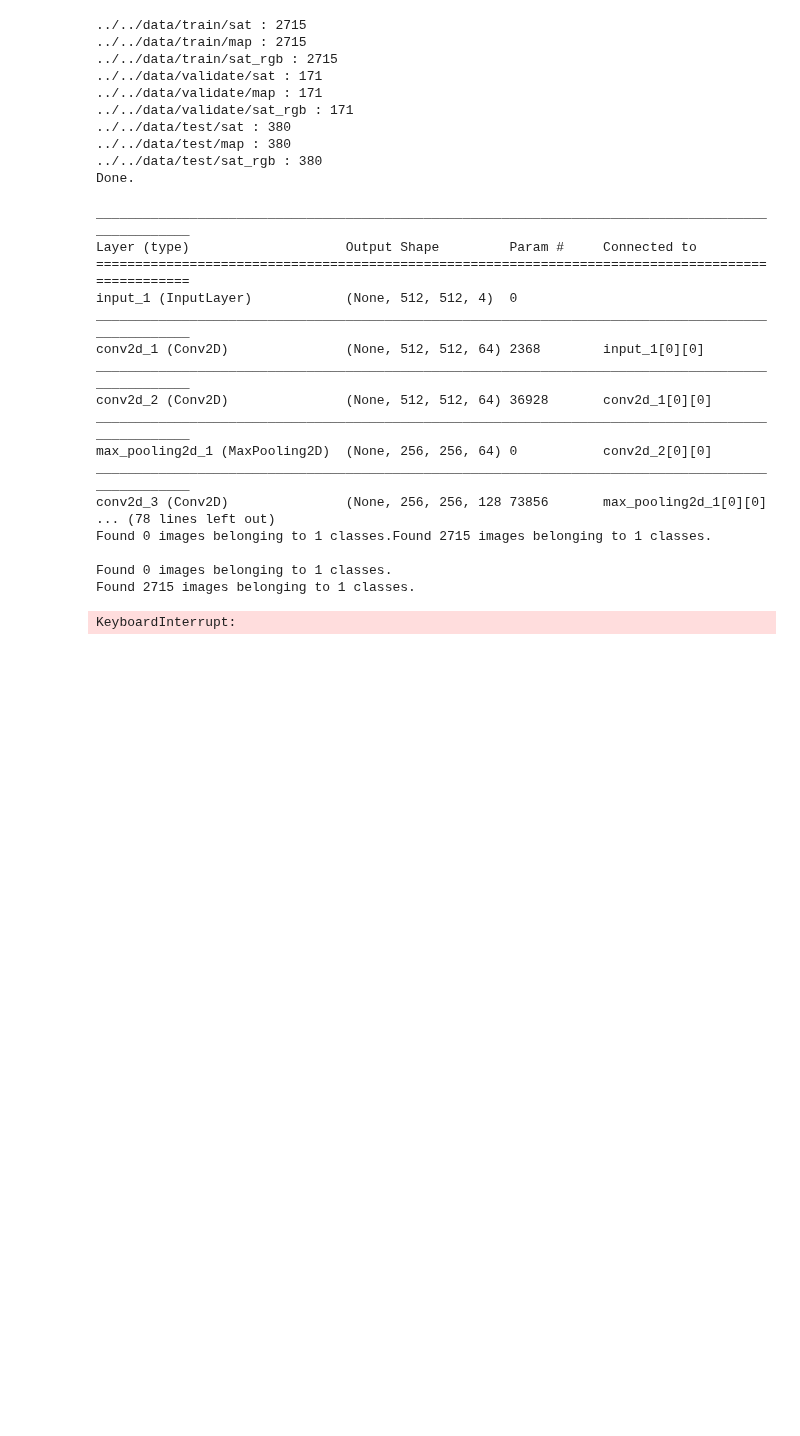
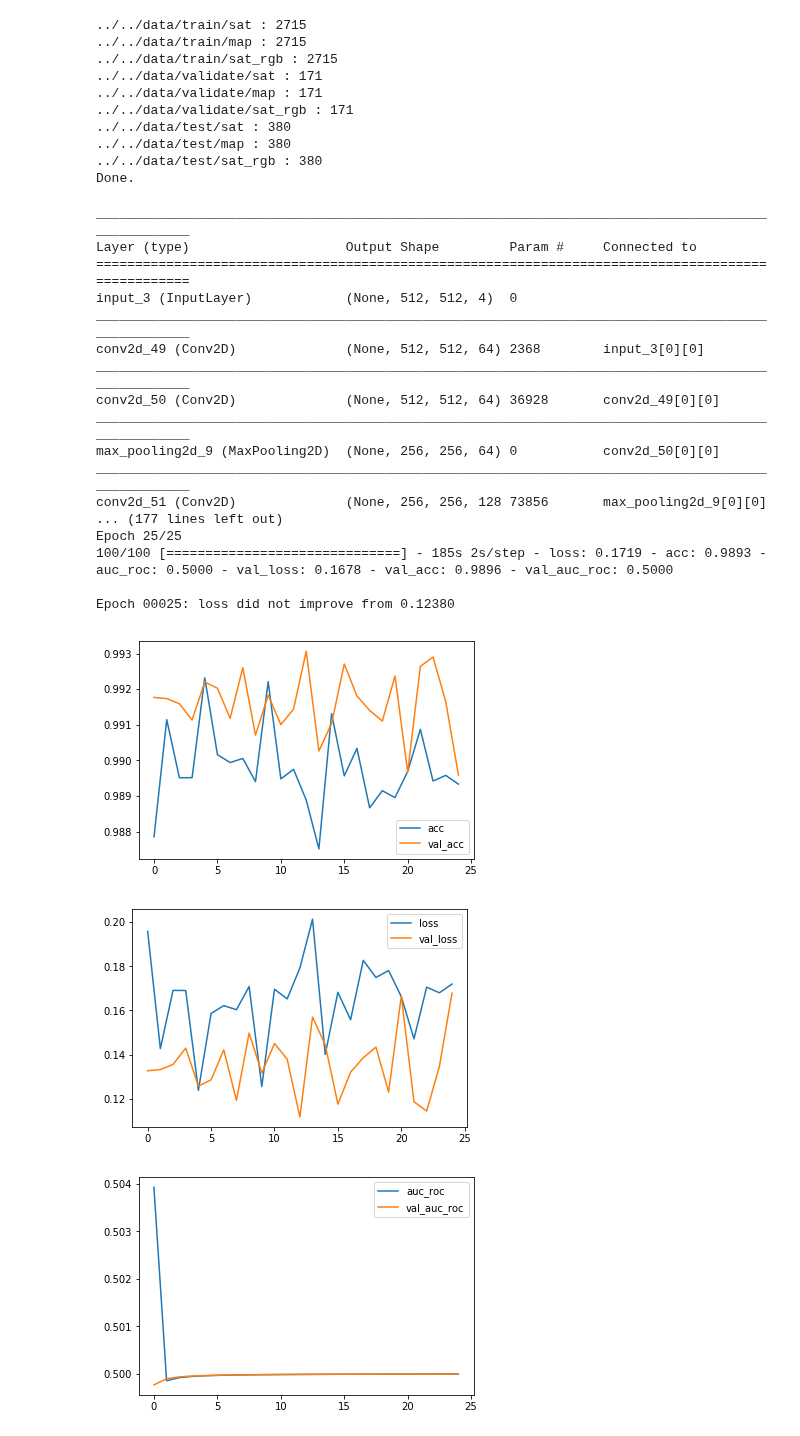
Before and after one commit to BerlinRDT/roaddetection, a Jupyter notebook: notebooks/networks/Net.ipynb, the cells around one changed output. Drawn from its saved outputs; the diff is of its cells as text; code cells hidden in the pictures; blank space fills up the shorter version.

```diff
--- a/notebooks/networks/Net.ipynb
+++ b/notebooks/networks/Net.ipynb
@@ -91,10 +91,10 @@ data_gen_args = dict(
                     data_format="channels_last",
                     horizontal_flip=True
  )
-train_gen = trainGenerator(5,'../../data/train','sat','map',
+train_gen = trainGenerator(2,'../../data/train','sat','map',
                         data_gen_args,save_to_dir = None,image_color_mode="rgba", target_size=(512,512))
 
-validation_gen = trainGenerator(5,'../../data/validation','sat','map',
+validation_gen = trainGenerator(2,'../../data/validate','sat','map',
                         data_gen_args,save_to_dir = None,image_color_mode="rgba", target_size=(512,512))
 # %%
 model = unet(pretrained_weights="../../models/unet_membrane_analytic_27_08_14_55.hdf5")
@@ -110,18 +110,44 @@ history = model.fit_generator(train_gen,
 __________________________________________________________________________________________________
 Layer (type)                    Output Shape         Param #     Connected to
 ==================================================================================================
-input_1 (InputLayer)            (None, 512, 512, 4)  0
+input_3 (InputLayer)            (None, 512, 512, 4)  0
 __________________________________________________________________________________________________
-conv2d_1 (Conv2D)               (None, 512, 512, 64) 2368        input_1[0][0]
+conv2d_49 (Conv2D)              (None, 512, 512, 64) 2368        input_3[0][0]
 __________________________________________________________________________________________________
-conv2d_2 (Conv2D)               (None, 512, 512, 64) 36928       conv2d_1[0][0]
+conv2d_50 (Conv2D)              (None, 512, 512, 64) 36928       conv2d_49[0][0]
 __________________________________________________________________________________________________
-max_pooling2d_1 (MaxPooling2D)  (None, 256, 256, 64) 0           conv2d_2[0][0]
+max_pooling2d_9 (MaxPooling2D)  (None, 256, 256, 64) 0           conv2d_50[0][0]
 __________________________________________________________________________________________________
-conv2d_3 (Conv2D)               (None, 256, 256, 128 73856       max_pooling2d_1[0][0]
-... (78 lines left out)
-Found 0 images belonging to 1 classes.Found 2715 images belonging to 1 classes.
+conv2d_51 (Conv2D)              (None, 256, 256, 128 73856       max_pooling2d_9[0][0]
+... (177 lines left out)
+Epoch 25/25
+100/100 [==============================] - 185s 2s/step - loss: 0.1719 - acc: 0.9893 - auc_roc: 0.5000 - val_loss: 0.1678 - val_acc: 0.9896 - val_auc_roc: 0.5000
 
-Found 0 images belonging to 1 classes.
-Found 2715 images belonging to 1 classes.
+Epoch 00025: loss did not improve from 0.12380
-KeyboardInterrupt:
+# %%
+import matplotlib.pyplot as plt
+
+def plot_history(history):
+    plt.plot(history["acc"], label="acc")
+    plt.plot(history["val_acc"], label="val_acc")
+    plt.legend()
+    plt.show()
+    plt.close()
+
+    plt.plot(history["loss"], label="loss")
+    plt.plot(history["val_loss"], label="val_loss")
+    plt.legend()
+    plt.show()
+    plt.close()
+
+    plt.plot(history["auc_roc"], label="auc_roc")
+    plt.plot(history["val_auc_roc"], label="val_auc_roc")
+    plt.legend()
+    plt.show()
+    plt.close()
+
+plot_history(history.history)
+# %% [output]
+[figure, added]
+[figure, added]
+[figure, added]
```
Also changed, not shown: parts of 2 cells of this notebook.
